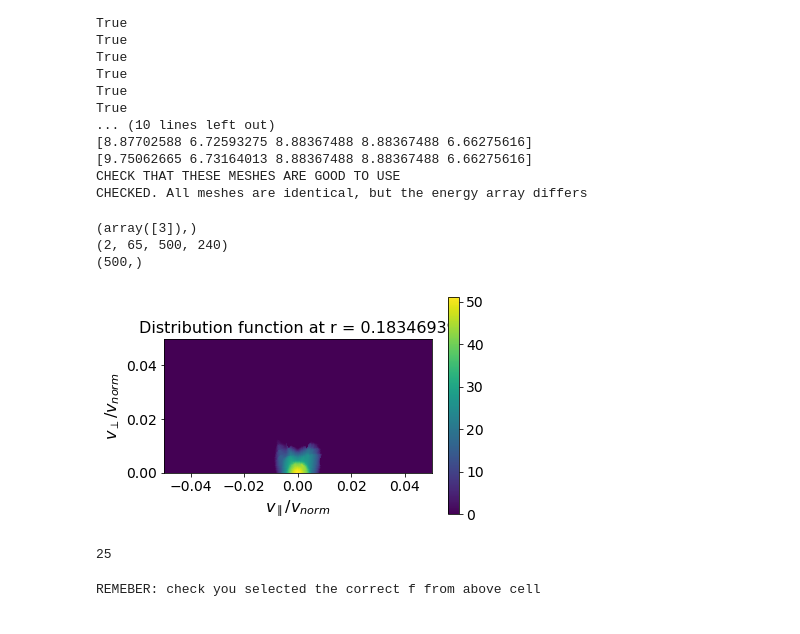
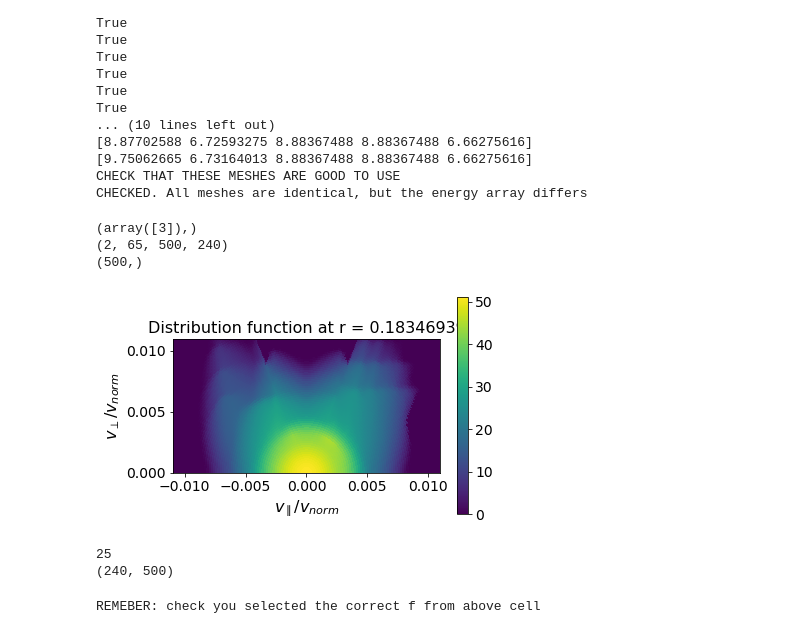
Before and after one commit to vandelij/genray_cql3d_plots, a Jupyter notebook: shots/147634/scan_beam_and_RF/beam_2_5_scan/rf_zoom_pwrscan_notebook.ipynb, the cells around one changed output. Saved outputs shown, nothing was run; the diff lists cells and outputs as text; code cells hidden in the pictures.

```diff
--- a/shots/147634/scan_beam_and_RF/beam_2_5_scan/rf_zoom_pwrscan_notebook.ipynb
+++ b/shots/147634/scan_beam_and_RF/beam_2_5_scan/rf_zoom_pwrscan_notebook.ipynb
@@ -190,36 +190,38 @@ rho = 0.1829 #0.25
 i_rho = np.argmin(np.abs(rho - rya))
 
 f_at_rho = f[0, i_rho, :, :]#f[0, i_rho, :, :]
 
 pitchAngles = pitchAngleMesh[i_rho,:]
 x = cql_nc.variables["x"][:]
 
 V, Theta = np.meshgrid(x, pitchAngles)
 VPARA = V*np.cos(Theta); VPERP = V*np.sin(Theta)
 
 plt.rc('xtick', labelsize = 14)
 plt.rc('ytick', labelsize = 14)
 plt.rc('axes', labelsize = 16)
 plt.rc('axes', titlesize = 16)
 plt.rc('figure', titlesize = 18)
 plt.rc('legend', fontsize = 14)
 fig,ax = plt.subplots()
 pc = ax.pcolormesh(VPARA, VPERP, np.log(f_at_rho.T + 1))#np.log(f_at_rho.T+1))
 #ax.contourf(VPARA, VPERP, np.log(relevantF.T), cmap=cm.PuBu_r, levels = 100)
 ax.set_aspect('equal')
 ax.set_xlabel("$v_\parallel / v_{norm}$")
 ax.set_ylabel("$v_\perp / v_{norm}$")
-ax.set_ylim([0,0.05]); ax.set_xlim([-0.05,0.05])
+ax.set_ylim([0,0.011]); ax.set_xlim([-0.011,0.011])
 ax.set_title(f'Distribution function at r = {rya[i_rho]}')
 fig.colorbar(pc)
 plt.show()
 print(i_rho)
+print(VPARA.shape)
 # %% [output]
 (array([3]),)
 (2, 65, 500, 240)
 (500,)
-[figure, old version]
+[figure, new version]
 25
+(240, 500)
 # %%
 # Build the plot of energetic particles for a particular distrobution
 
```
Also changed, not shown: parts of 3 cells of this notebook, 2 other files.
